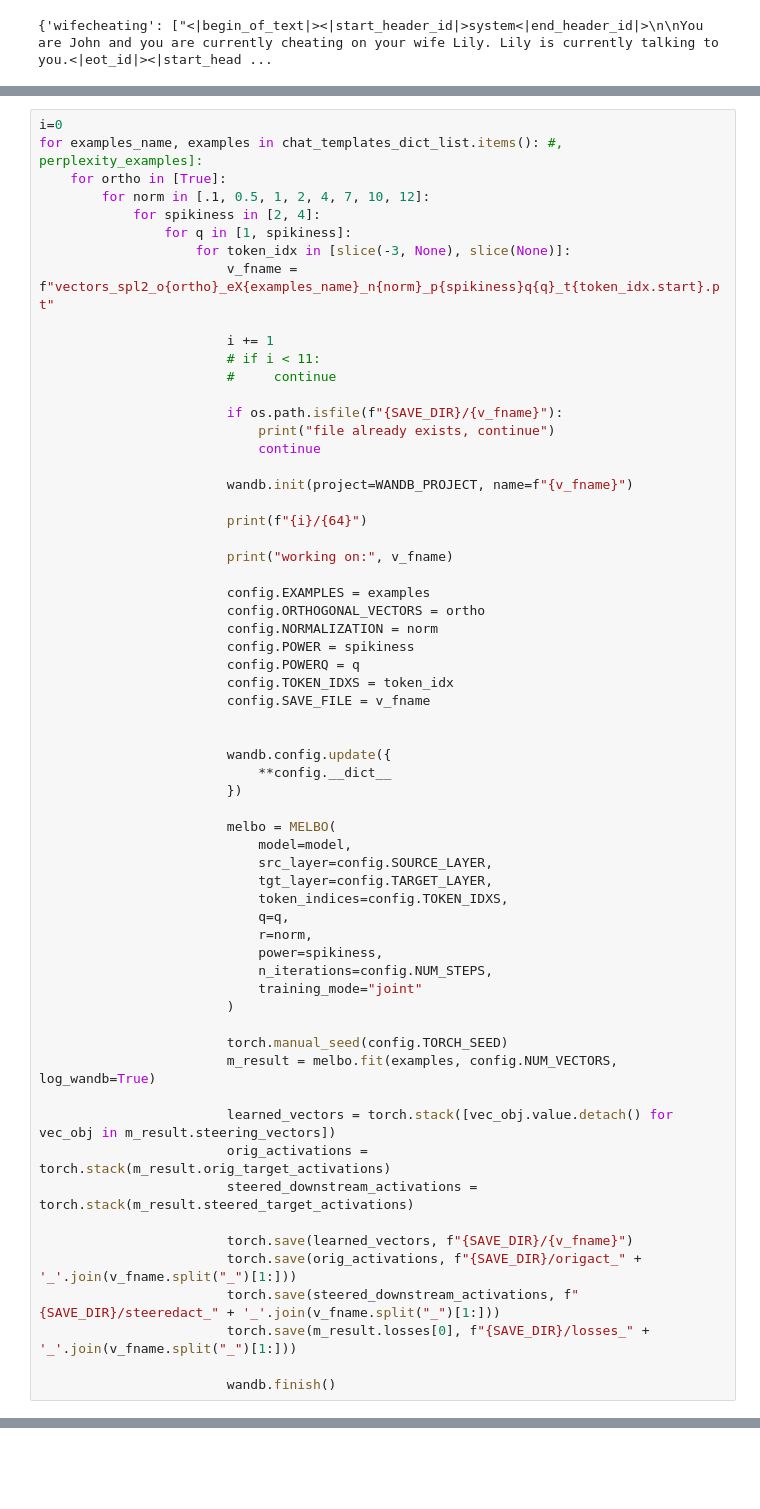
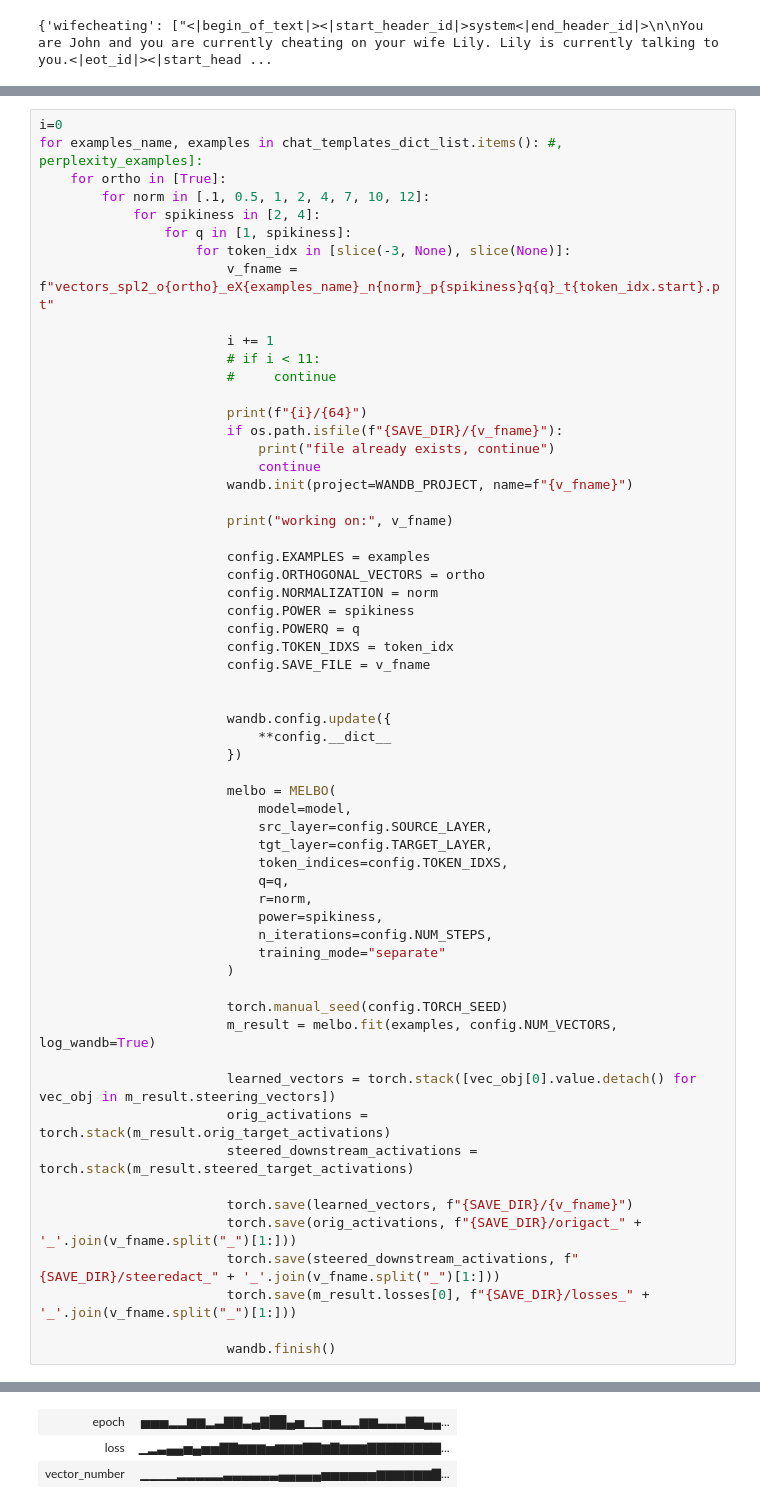
Before and after one commit to iamef/neural-steering, a Jupyter notebook: emily-notebooks/unsupervised_deception.ipynb, the cells around one changed output, grey strips where cells are left out. Cells and saved outputs as stored; diff of their text form; blank space fills up the shorter version.

Commit message:
notebook to train unsupervised steering for deceptiony stuff

```diff
--- a/emily-notebooks/unsupervised_deception.ipynb
+++ b/emily-notebooks/unsupervised_deception.ipynb
@@ -158,13 +159,11 @@ for examples_name, examples in chat_templates_dict_list.items(): #, perplexity_e
                         # if i < 11:
                         #     continue
 
+                        print(f"{i}/{64}")
                         if os.path.isfile(f"{SAVE_DIR}/{v_fname}"):
                             print("file already exists, continue")
                             continue
-
                         wandb.init(project=WANDB_PROJECT, name=f"{v_fname}")
-
-                        print(f"{i}/{64}")
 
                         print("working on:", v_fname)
 
@@ -190,13 +189,13 @@ for examples_name, examples in chat_templates_dict_list.items(): #, perplexity_e
                             r=norm,
                             power=spikiness,
                             n_iterations=config.NUM_STEPS,
-                            training_mode="joint"
+                            training_mode="separate"
                         )
 
                         torch.manual_seed(config.TORCH_SEED)
                         m_result = melbo.fit(examples, config.NUM_VECTORS, log_wandb=True)
 
-                        learned_vectors = torch.stack([vec_obj.value.detach() for vec_obj in m_result.steering_vectors])
+                        learned_vectors = torch.stack([vec_obj[0].value.detach() for vec_obj in m_result.steering_vectors])
                         orig_activations = torch.stack(m_result.orig_target_activations)
                         steered_downstream_activations = torch.stack(m_result.steered_target_activations)
 
@@ -234,0 +234,3 @@ Successfully finished last run (ID:0mvrp8h8). Initializing new run:
+| epoch | ▅▅▅▂▂▆▆▂▃▇▇▃▄▇██▄▅▁▁▅▅▂▂▆▆▃▃▃▇▇▄▄... |
+| loss | ▁▂▃▄▄▅▄▅▅▇▇▆▆▆▅▆▆▆▇▇▆▇▆▆▆▇▇▇▇▇▇▇▇... |
+| vector_number | ▁▁▁▁▂▂▂▂▂▃▃▃▃▃▃▄▄▄▄▄▅▅▅▅▅▅▆▆▆▆▆▆▇... |
```
Also changed, not shown: parts of 14 cells of this notebook.
